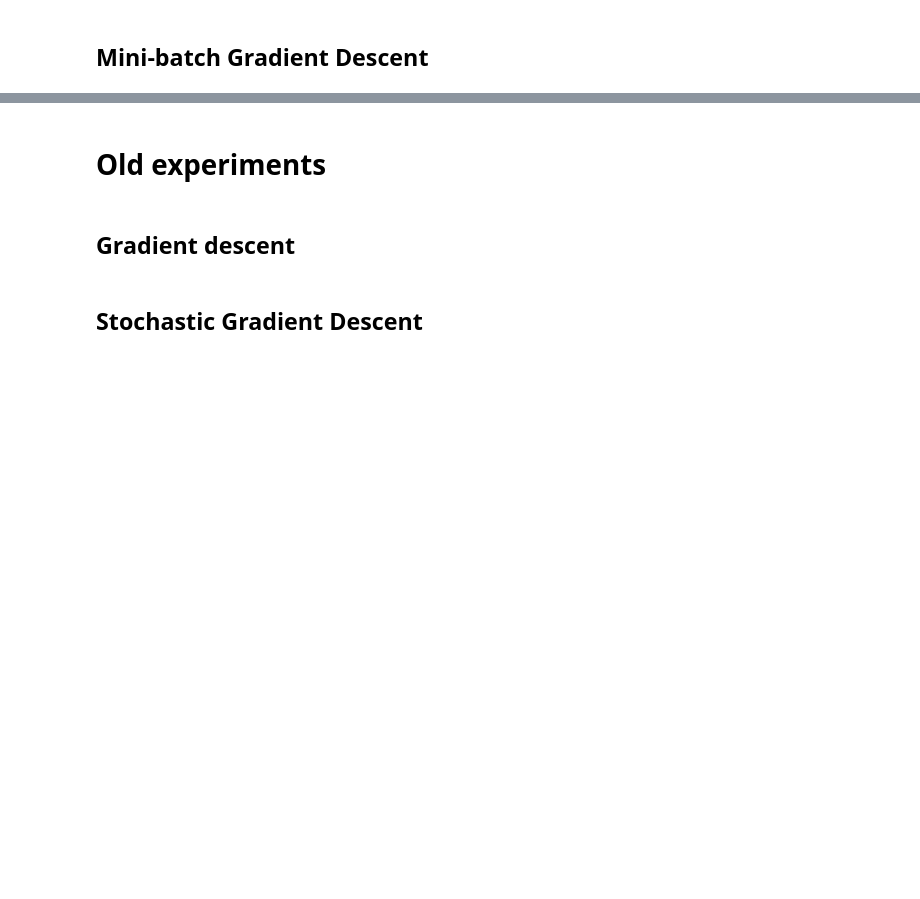
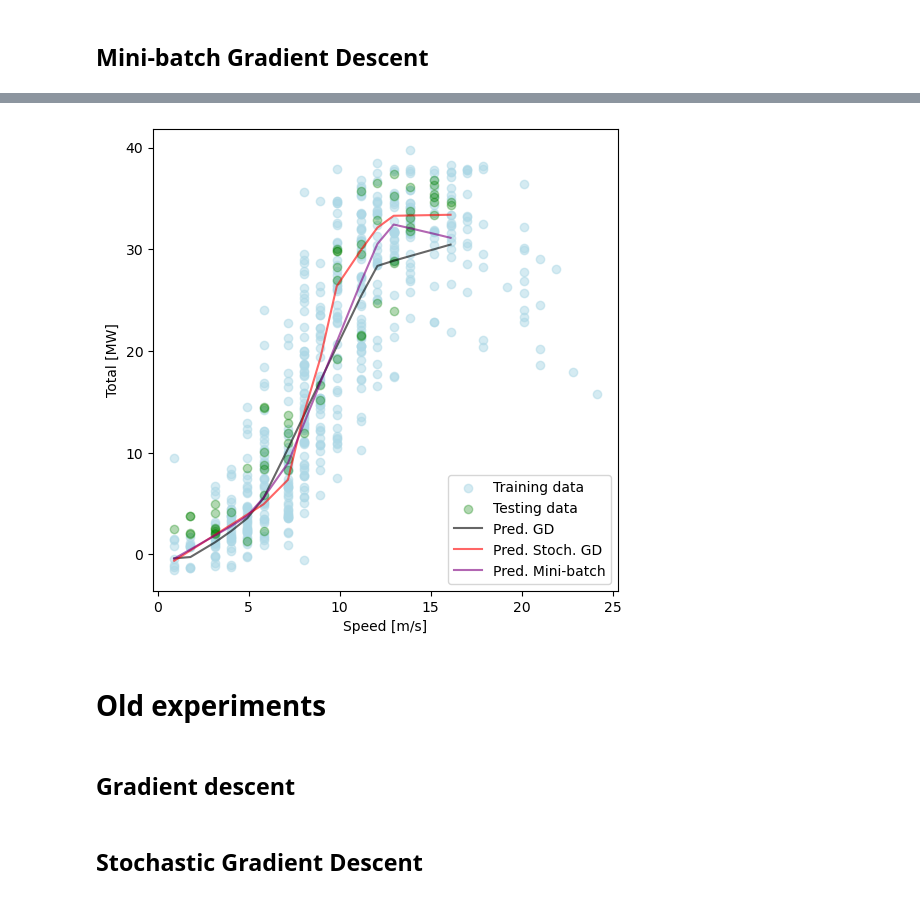
Before and after one commit to CasperAntonPoulsen/StatisticsProject, a Jupyter notebook: MLP_regressor.ipynb, the cells around one changed output, grey strips where cells are left out. Saved outputs shown, nothing was run; the diff lists cells and outputs as text; code cells hidden in the pictures; blank space fills up the shorter version.

```diff
--- a/MLP_regressor.ipynb
+++ b/MLP_regressor.ipynb
@@ -204,3 +260,37 @@ print(dnn_windspeed_model_MGD.layers[2].weights)
+# %%
+def plot_preds(traindata = train_X,
+               trainlabels = train_y,
+               testdata = test_X,
+               testlabels = test_y,
+               testdata_sort = test_X,
+               pred1 = pred_gd,
+               pred2 = pred_sgd,
+               pred3 = pred_mb,
+               ):
+  plt.figure(figsize=(6,6))
+  # plt.scatter(traindata, trainlabels, label="Training data", edgecolors="lightblue", facecolors = 'None', alpha =0.6)
+  plt.scatter(traindata, trainlabels, label="Training data", color="lightblue", alpha =0.5)
+  plt.scatter(testdata, testlabels, label="Testing data", c="green", alpha=0.3)
+  plt.plot(pred_gd[:,0], pred_gd[:,1], c="black", label="Pred. GD", alpha=0.6)
+  plt.plot(pred_sgd[:,0], pred_sgd[:,1], c="red", label="Pred. Stoch. GD", alpha = 0.6)
+  plt.plot(pred_mb[:,0], pred_mb[:,1], c="purple", label="Pred. Mini-batch", alpha=0.6)
+  plt.xlabel('Speed [m/s]')
+  plt.ylabel('Total [MW]')
+  plt.legend()
+  plt.savefig("plots/predictions_gradient_descent.pdf")
+
+plot_preds(
+  train_X['Speed'],
+  train_y,
+  test_X['Speed'],
+  test_y,
+  test_X['Speed'],
+  pred_gd,
+  pred_sgd,
+  pred_mb,
+)
+# %% [output]
+[figure, added]
 # %% [markdown]
 # Old experiments
 # %%
```
Also changed, not shown: parts of 6 cells of this notebook, 4 other files.
